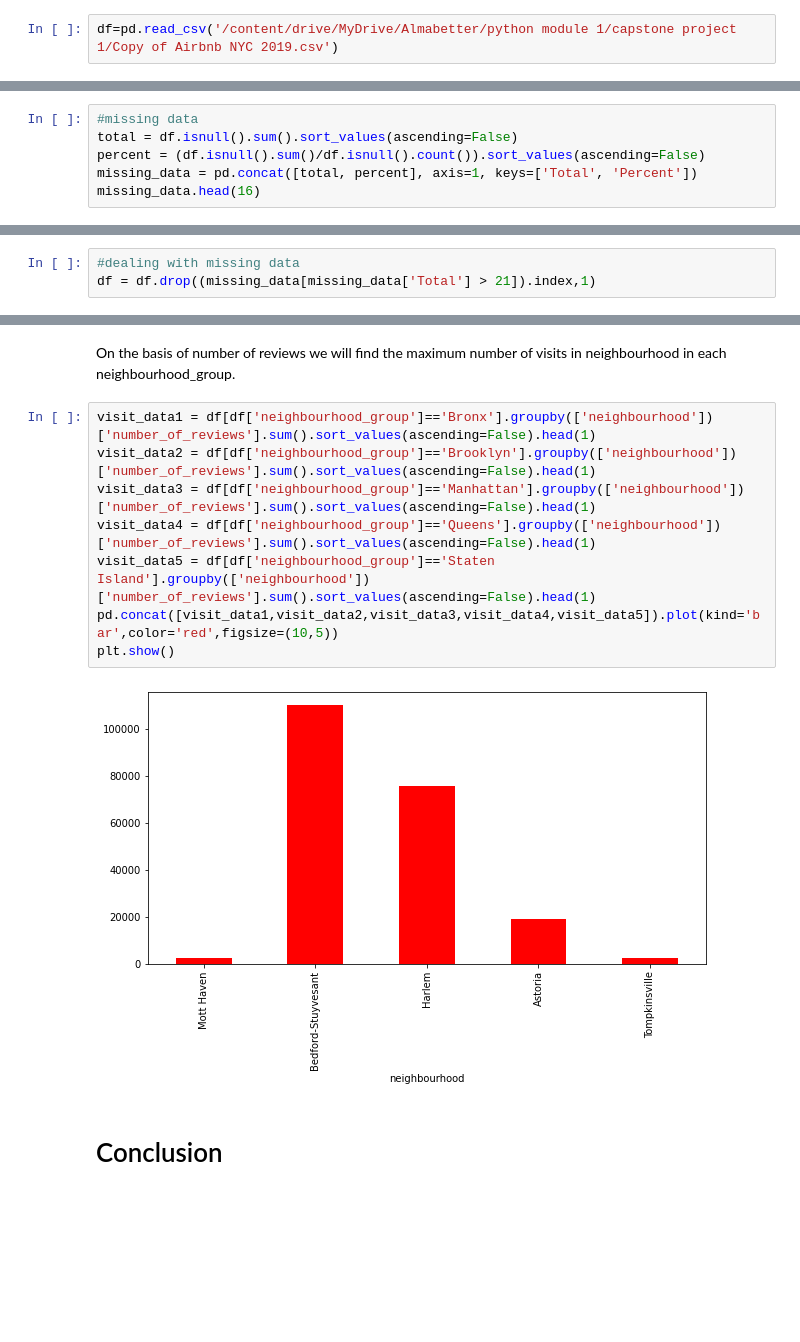
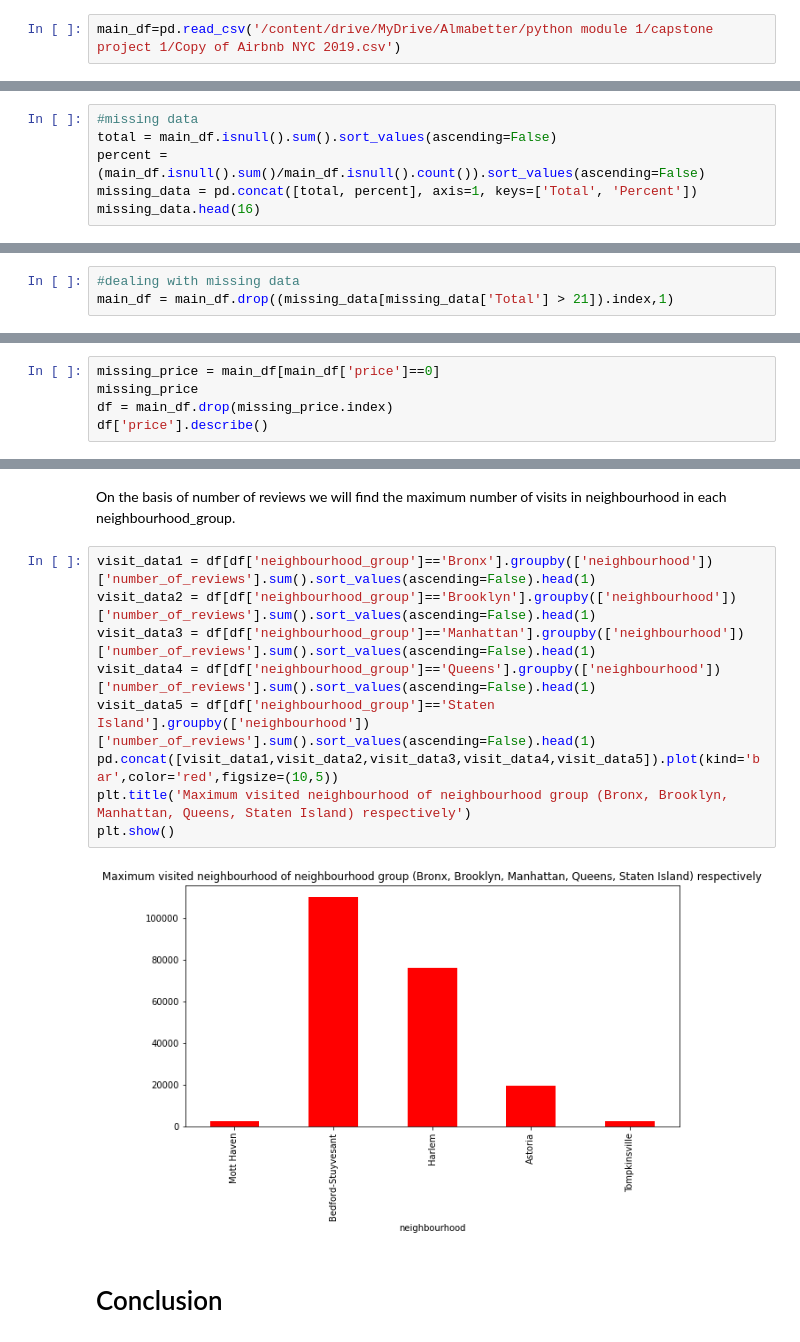
Before and after one commit to kushalkishor/Airbnb-Bookings-Analysis, a Jupyter notebook: Airbnb_Bookings_Analysis_Capstone_Project.ipynb, the cells around one changed output, grey strips where cells are left out. Saved outputs shown, nothing was run; the diff lists cells and outputs as text; blank space fills up the shorter version.

Commit message:
My second commit Airbnb

```diff
--- a/Airbnb_Bookings_Analysis_Capstone_Project.ipynb
+++ b/Airbnb_Bookings_Analysis_Capstone_Project.ipynb
@@ -33,5 +33,5 @@ drive.mount('/content/drive')
 # %% [output]
 Mounted at /content/drive
 # %%
-df=pd.read_csv('/content/drive/MyDrive/Almabetter/python module 1/capstone project 1/Copy of Airbnb NYC 2019.csv')
+main_df=pd.read_csv('/content/drive/MyDrive/Almabetter/python module 1/capstone project 1/Copy of Airbnb NYC 2019.csv')
 # %%
@@ -82,8 +82,8 @@ Important questions when thinking about missing data:
 The answer to these questions is important for practical reasons because missing data can imply a reduction of the sample size. This can prevent us from proceeding with the analysis. Moreover, from a substantive perspective, we need to ensure that the missing data process is not biased and hidding an inconvenient truth.
 # %%
 #missing data
-total = df.isnull().sum().sort_values(ascending=False)
-percent = (df.isnull().sum()/df.isnull().count()).sort_values(ascending=False)
+total = main_df.isnull().sum().sort_values(ascending=False)
+percent = (main_df.isnull().sum()/main_df.isnull().count()).sort_values(ascending=False)
 missing_data = pd.concat([total, percent], axis=1, keys=['Total', 'Percent'])
 missing_data.head(16)
 # %% [output]
@@ -108,5 +108,5 @@ missing_data.head(16)
 To handle missing data, we'll delete all the variables with missing data, except the variable 'host_name' and 'name'.
 # %%
 #dealing with missing data
-df = df.drop((missing_data[missing_data['Total'] > 21]).index,1)
+main_df = main_df.drop((missing_data[missing_data['Total'] > 21]).index,1)
 # %%
@@ -197,0 +200,5 @@ Name: price, dtype: float64
+# %%
+missing_price = main_df[main_df['price']==0]
+missing_price
+df = main_df.drop(missing_price.index)
+df['price'].describe()
@@ -472,13 +489,14 @@ On the basis of number of reviews we will find the maximum number of visits in n
 # %%
 visit_data1 = df[df['neighbourhood_group']=='Bronx'].groupby(['neighbourhood'])['number_of_reviews'].sum().sort_values(ascending=False).head(1)
 visit_data2 = df[df['neighbourhood_group']=='Brooklyn'].groupby(['neighbourhood'])['number_of_reviews'].sum().sort_values(ascending=False).head(1)
 visit_data3 = df[df['neighbourhood_group']=='Manhattan'].groupby(['neighbourhood'])['number_of_reviews'].sum().sort_values(ascending=False).head(1)
 visit_data4 = df[df['neighbourhood_group']=='Queens'].groupby(['neighbourhood'])['number_of_reviews'].sum().sort_values(ascending=False).head(1)
 visit_data5 = df[df['neighbourhood_group']=='Staten Island'].groupby(['neighbourhood'])['number_of_reviews'].sum().sort_values(ascending=False).head(1)
 pd.concat([visit_data1,visit_data2,visit_data3,visit_data4,visit_data5]).plot(kind='bar',color='red',figsize=(10,5))
+plt.title('Maximum visited neighbourhood of neighbourhood group (Bronx, Brooklyn, Manhattan, Queens, Staten Island) respectively')
 plt.show()
 # %% [output]
-[figure, old version]
+[figure, new version]
 # %% [markdown]
 # Conclusion
 # %% [markdown]
```
Also changed, not shown: parts of 19 cells of this notebook.
